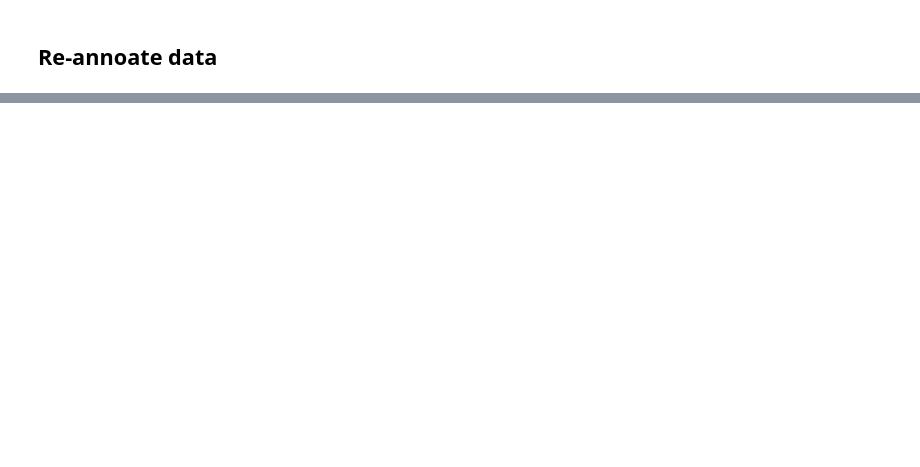
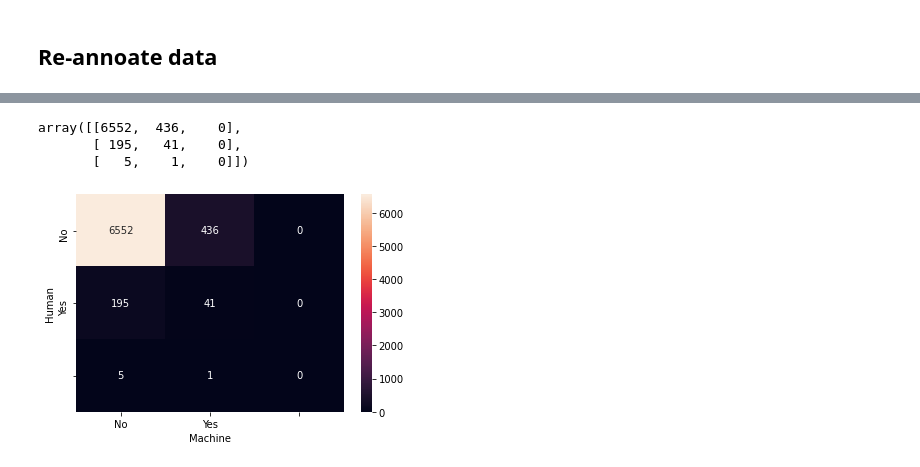
Before and after one commit to wtgme/KER, a Jupyter notebook: medcat_evaluation.ipynb, the cells around one changed output, grey strips where cells are left out. Saved outputs shown, nothing was run; the diff lists cells and outputs as text; code cells hidden in the pictures; blank space fills up the shorter version.

```diff
--- a/medcat_evaluation.ipynb
+++ b/medcat_evaluation.ipynb
@@ -151,0 +307,15 @@ ModuleNotFoundError: No module named 'thinc.types'
+# %%
+conm = confusion_matrix(df_com['Skip_x'], df_com['Skip_y'], labels=['No', 'Yes', ''], normalize=None)
+# %%
+conm
+# %% [output]
+array([[6552,  436,    0],
+       [ 195,   41,    0],
+       [   5,    1,    0]])
+# %%
+g = sns.heatmap(conm, annot=True, fmt="d", xticklabels=['No', 'Yes', ''], yticklabels=['No', 'Yes', ''])
+g.set_xlabel('Machine')
+g.set_ylabel('Human')
+plt.show()
+# %% [output]
+[figure, added]
```
Also changed, not shown: parts of 38 cells of this notebook, 1 other file.
